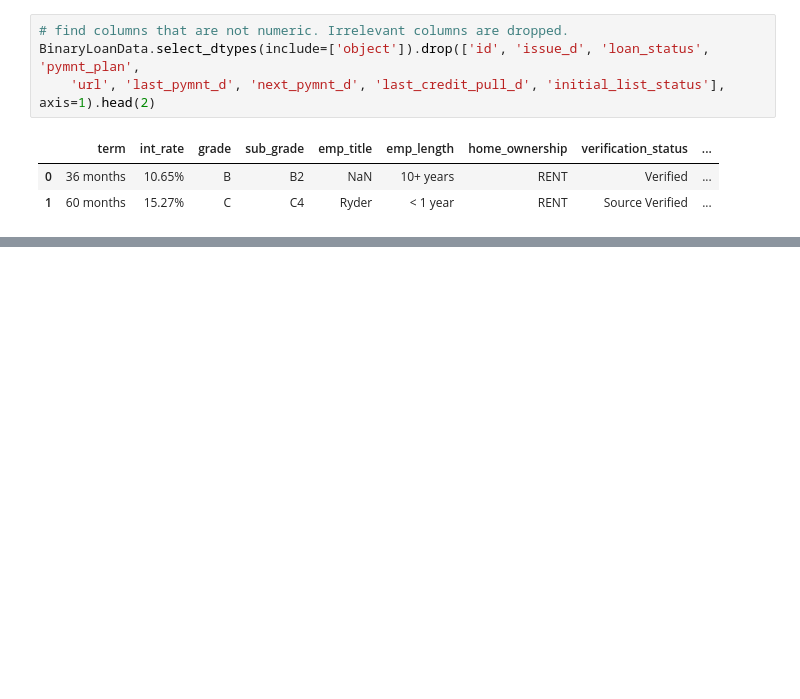
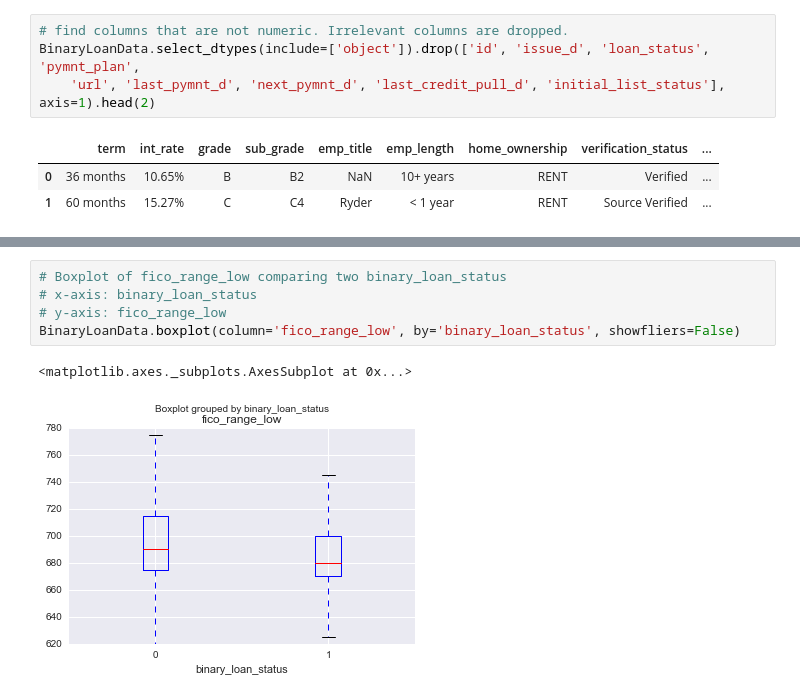
Before and after one commit to azizahmedkhan/udacity-ml-capstone, a Jupyter notebook: capstone_report.ipynb, the cells around one changed output, grey strips where cells are left out. Cells and saved outputs as stored; diff of their text form; blank space fills up the shorter version.

```diff
--- a/capstone_report.ipynb
+++ b/capstone_report.ipynb
@@ -222,0 +252,8 @@ The rest of columns contain categorical variables, text data, and variables that
+# %%
+# Boxplot of fico_range_low comparing two binary_loan_status
+# x-axis: binary_loan_status
+# y-axis: fico_range_low
+BinaryLoanData.boxplot(column='fico_range_low', by='binary_loan_status', showfliers=False)
+# %% [output]
+<matplotlib.axes._subplots.AxesSubplot at 0x...>
+[figure, added]
```
Also changed, not shown: parts of 10 cells of this notebook.
